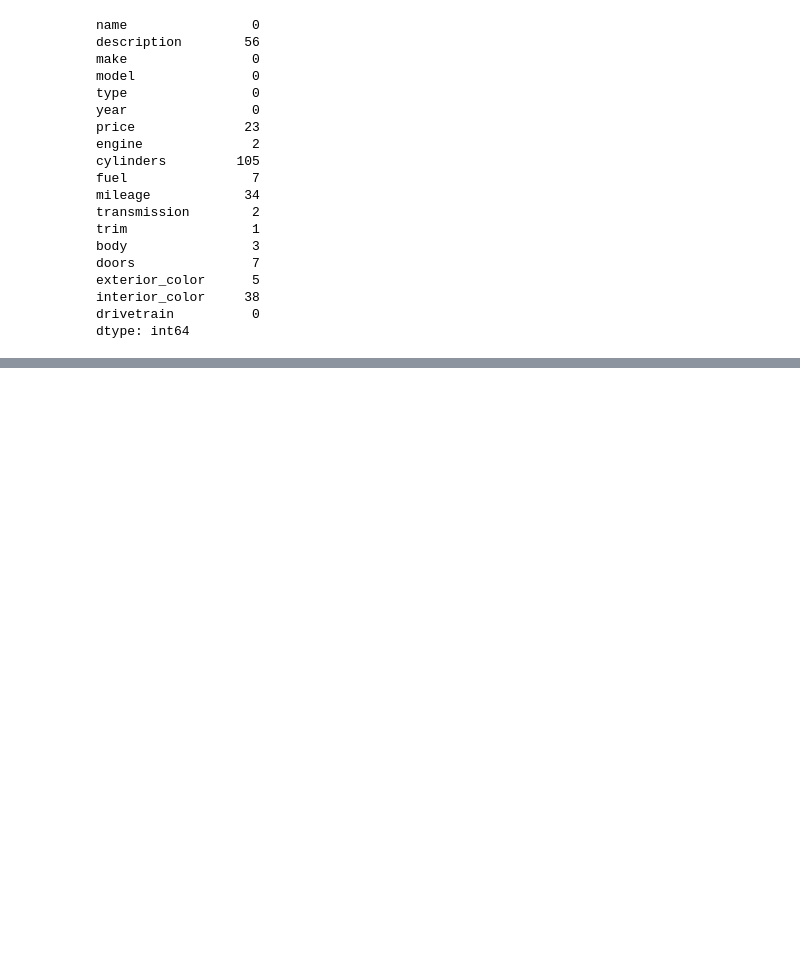
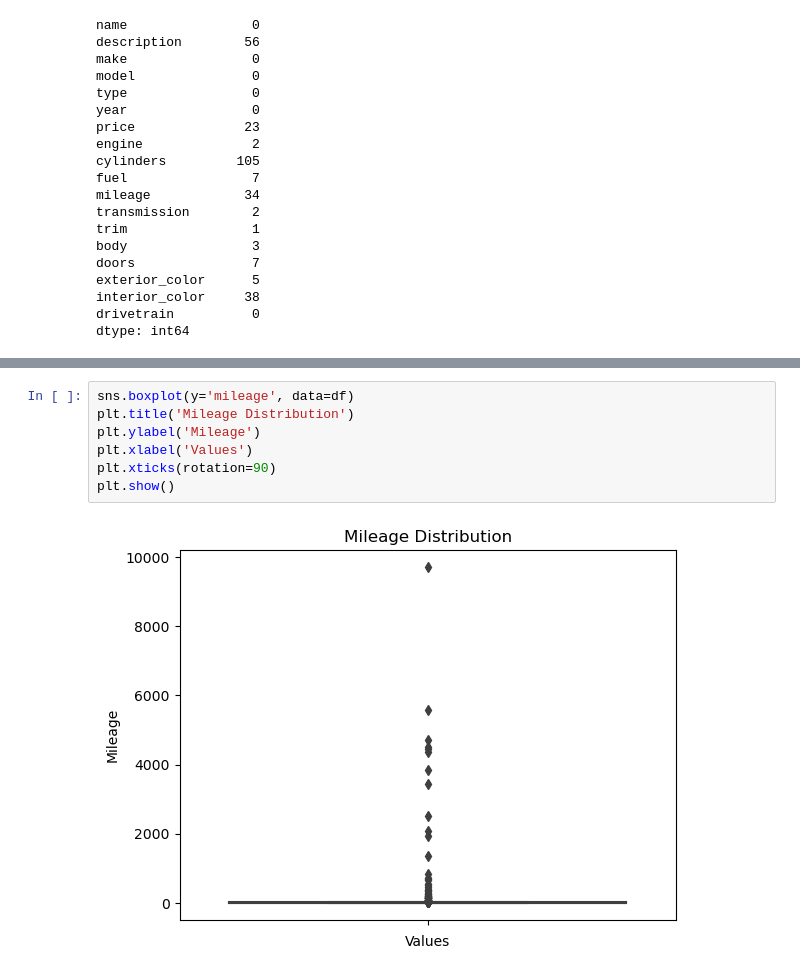
Before and after one commit to SGN1CA/PP-RottenTomatoes-BestHerosMovies, a Jupyter notebook: VehiclePrices-DataProcessing.ipynb, the cells around one changed output, grey strips where cells are left out. Drawn from its saved outputs; the diff is of its cells as text; blank space fills up the shorter version.

```diff
--- a/VehiclePrices-DataProcessing.ipynb
+++ b/VehiclePrices-DataProcessing.ipynb
@@ -91,0 +112,9 @@ dtype: int64
+# %%
+sns.boxplot(y='mileage', data=df)
+plt.title('Mileage Distribution')
+plt.ylabel('Mileage')
+plt.xlabel('Values')
+plt.xticks(rotation=90)
+plt.show()
+# %% [output]
+[figure, added]
```
Also changed, not shown: parts of 8 cells of this notebook.
